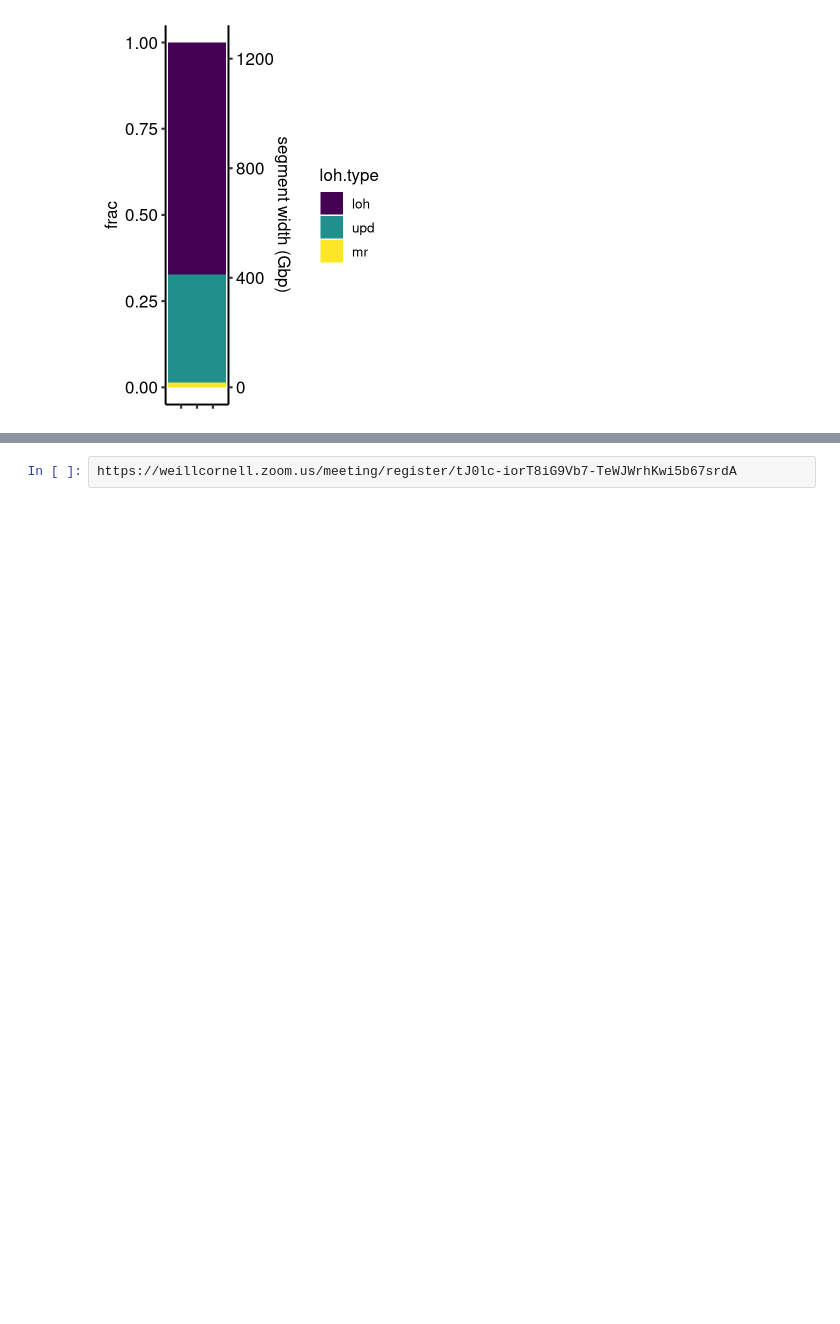
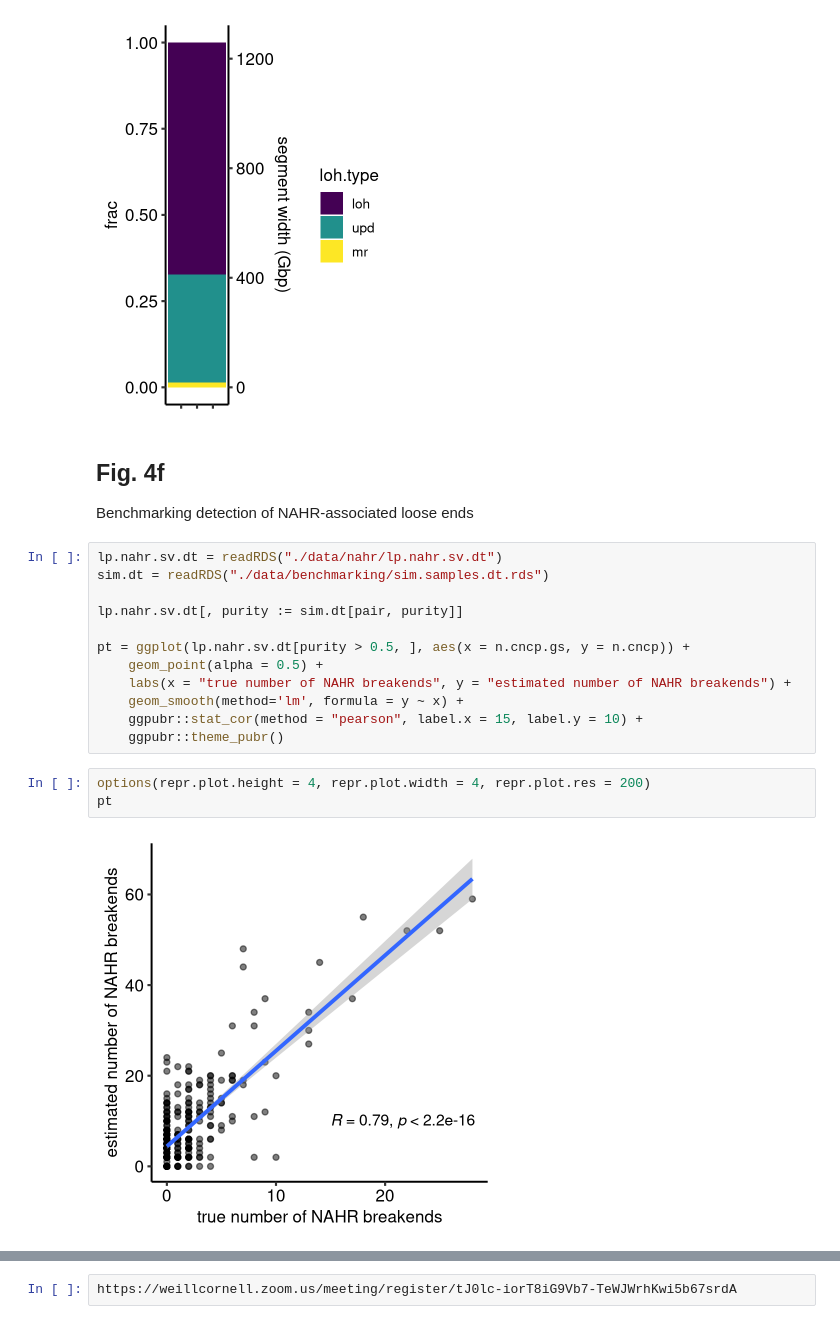
Before and after one commit to mskilab/loose_ends_2023, a Jupyter notebook: notebooks/figures.ipynb, the cells around one changed output, grey strips where cells are left out. Cells and saved outputs as stored; diff of their text form; blank space fills up the shorter version.

Commit message:
add NAHR analysis

```diff
--- a/notebooks/figures.ipynb
+++ b/notebooks/figures.ipynb
@@ -676,3 +678,23 @@ options(repr.plot.height = 4, repr.plot.width = 3, repr.plot.res = 200)
 loh.event.bp
 # %% [output]
 [figure]
+# %% [markdown]
+## Fig. 4f
+Benchmarking detection of NAHR-associated loose ends
+# %%
+lp.nahr.sv.dt = readRDS("./data/nahr/lp.nahr.sv.dt")
+sim.dt = readRDS("./data/benchmarking/sim.samples.dt.rds")
+
+lp.nahr.sv.dt[, purity := sim.dt[pair, purity]]
+
+pt = ggplot(lp.nahr.sv.dt[purity > 0.5, ], aes(x = n.cncp.gs, y = n.cncp)) +
+    geom_point(alpha = 0.5) +
+    labs(x = "true number of NAHR breakends", y = "estimated number of NAHR breakends") +
+    geom_smooth(method='lm', formula = y ~ x) +
+    ggpubr::stat_cor(method = "pearson", label.x = 15, label.y = 10) +
+    ggpubr::theme_pubr()
+# %%
+options(repr.plot.height = 4, repr.plot.width = 4, repr.plot.res = 200)
+pt
+# %% [output]
+[figure, added]
```
Also changed, not shown: parts of 8 cells of this notebook.
